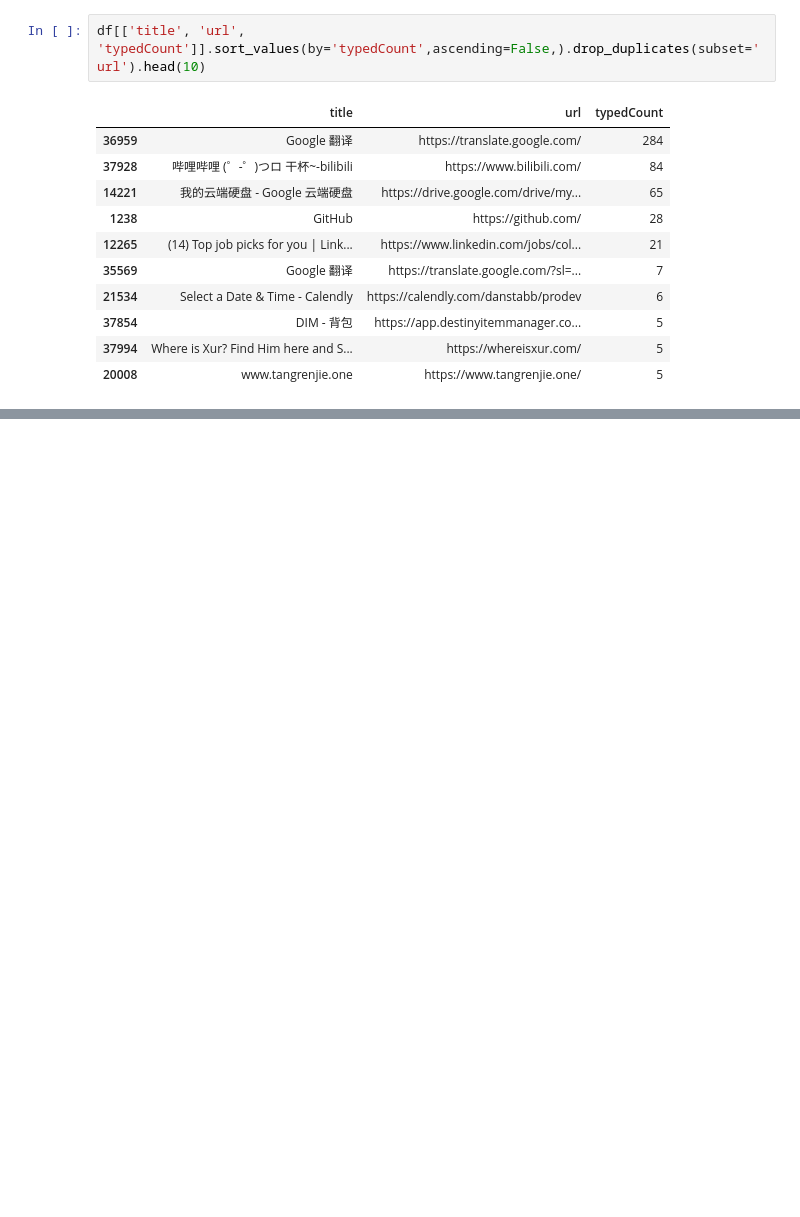
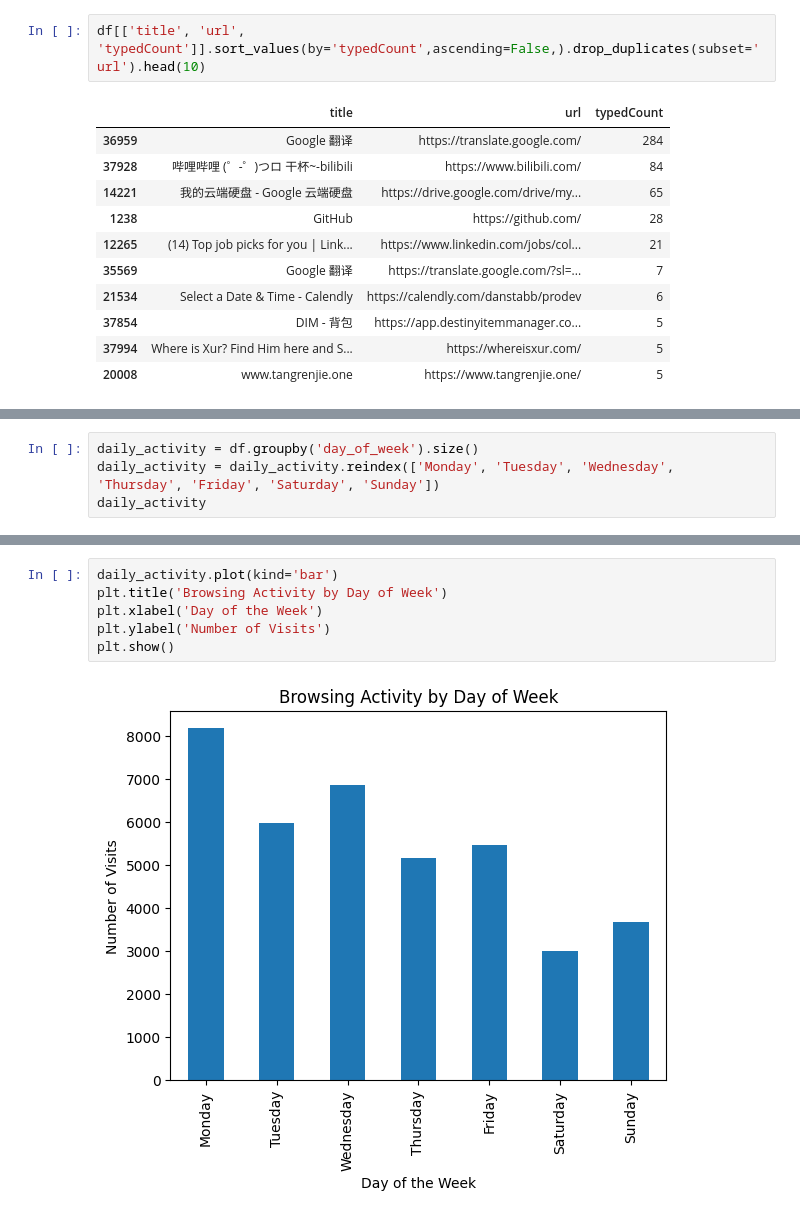
Before and after one commit to CITATS928/Prophecy, a Jupyter notebook: Chrome_History.ipynb, the cells around one changed output, grey strips where cells are left out. Cells and saved outputs as stored; diff of their text form; blank space fills up the shorter version.

```diff
--- a/Chrome_History.ipynb
+++ b/Chrome_History.ipynb
@@ -205,0 +259,4 @@ df[['title', 'url', 'typedCount']].sort_values(by='typedCount',ascending=False,)
+# %%
+daily_activity = df.groupby('day_of_week').size()
+daily_activity = daily_activity.reindex(['Monday', 'Tuesday', 'Wednesday', 'Thursday', 'Friday', 'Saturday', 'Sunday'])
+daily_activity
@@ -205,0 +273,8 @@ df[['title', 'url', 'typedCount']].sort_values(by='typedCount',ascending=False,)
+# %%
+daily_activity.plot(kind='bar')
+plt.title('Browsing Activity by Day of Week')
+plt.xlabel('Day of the Week')
+plt.ylabel('Number of Visits')
+plt.show()
+# %% [output]
+[figure, added]
```
Also changed, not shown: parts of 4 cells of this notebook.
